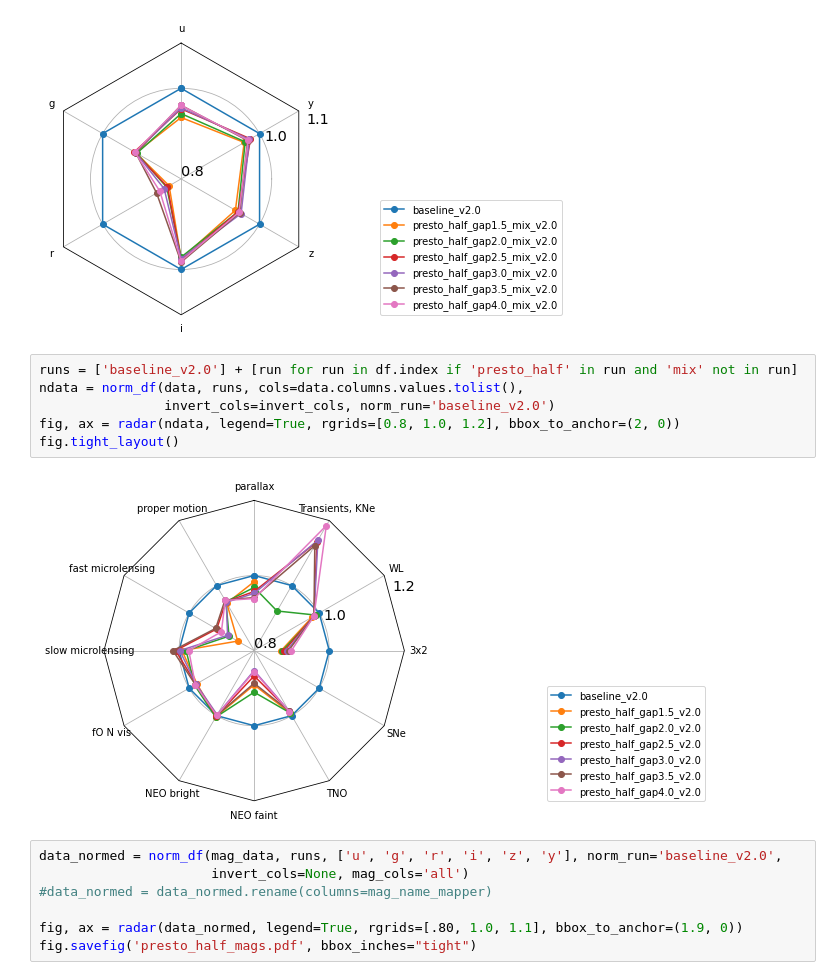
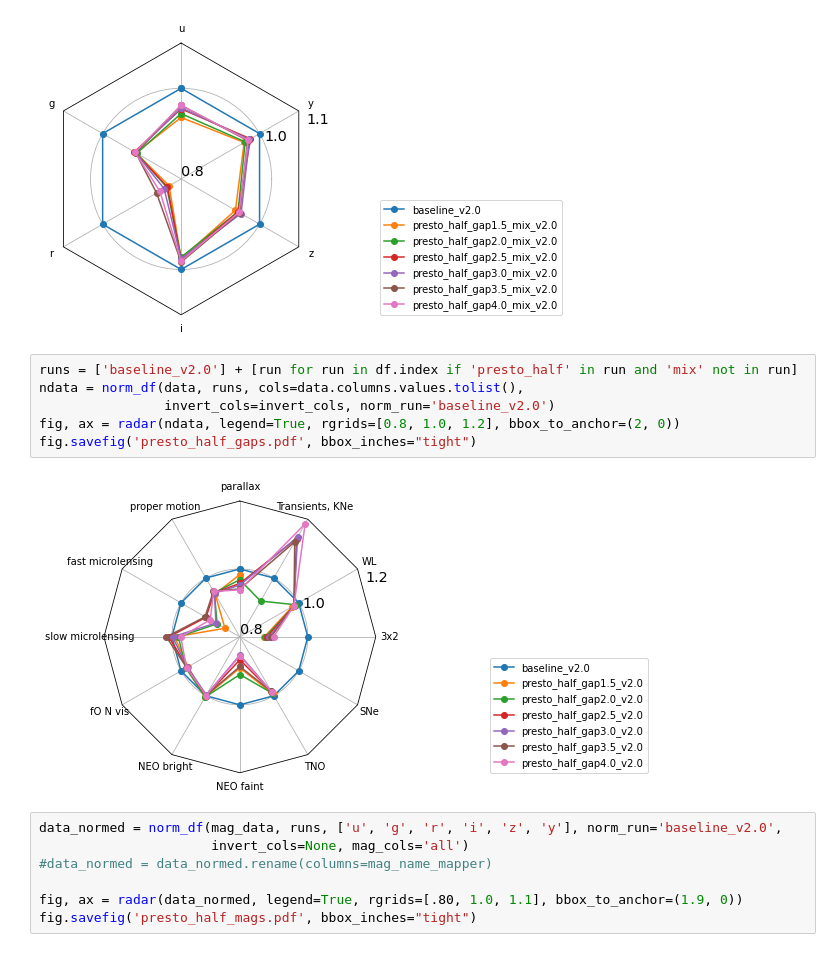
Before and after one commit to lsst-sims/smtn-017, a Jupyter notebook: plots/v20.ipynb, the cells around one changed output. Cells and saved outputs as stored; diff of their text form.

```diff
--- a/plots/v20.ipynb
+++ b/plots/v20.ipynb
@@ -389,11 +389,11 @@ fig.savefig('presto_half_mixed_mags.pdf', bbox_inches="tight")
 # %%
 runs = ['baseline_v2.0'] + [run for run in df.index if 'presto_half' in run and 'mix' not in run]
 ndata = norm_df(data, runs, cols=data.columns.values.tolist(),
                 invert_cols=invert_cols, norm_run='baseline_v2.0')
 fig, ax = radar(ndata, legend=True, rgrids=[0.8, 1.0, 1.2], bbox_to_anchor=(2, 0))
-fig.tight_layout()
+fig.savefig('presto_half_gaps.pdf', bbox_inches="tight")
 # %% [output]
-[figure, old version]
+[figure, new version]
 # %%
 data_normed = norm_df(mag_data, runs, ['u', 'g', 'r', 'i', 'z', 'y'], norm_run='baseline_v2.0',
                       invert_cols=None, mag_cols='all')
```
Also changed, not shown: parts of 7 cells of this notebook, 28 other files.
